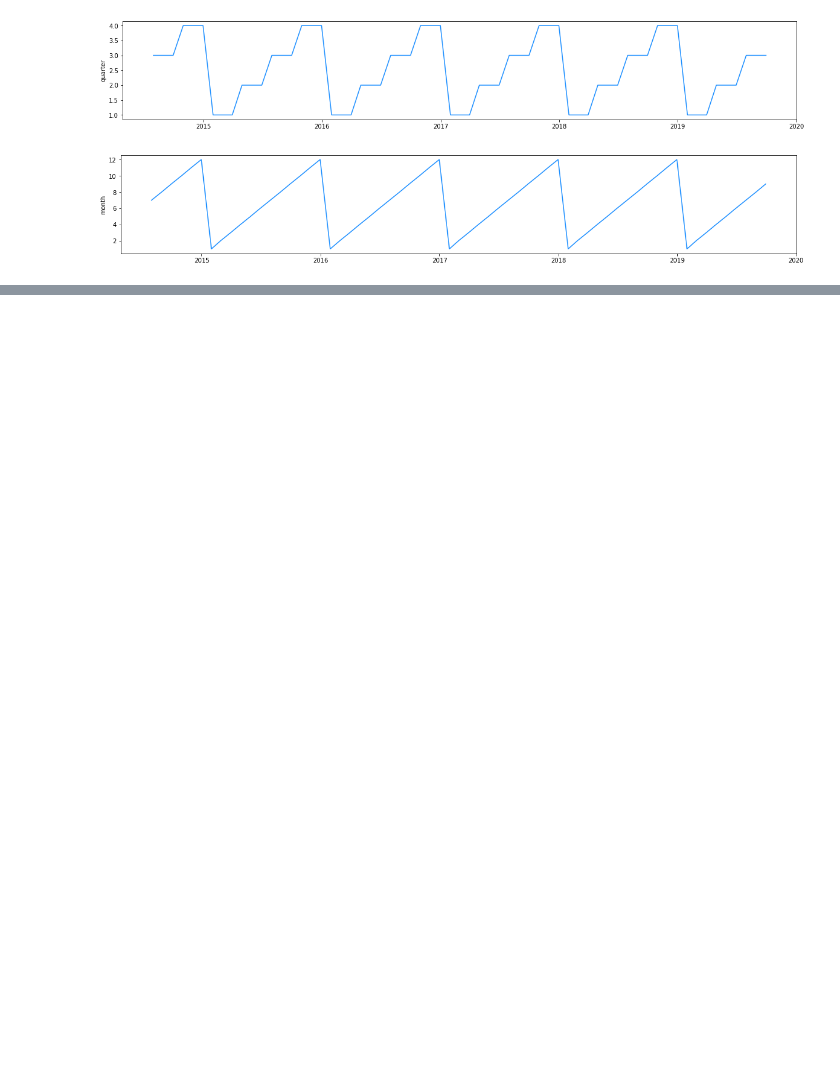
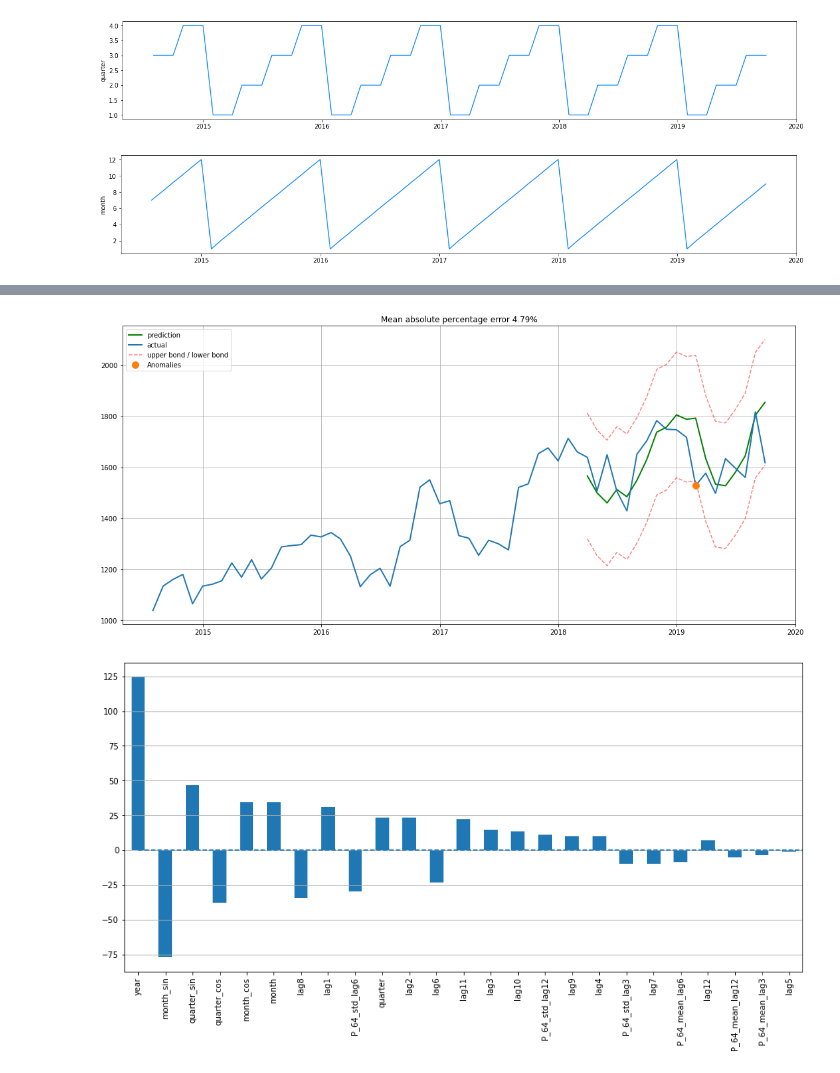
Before and after one commit to Mounji-Salma/Forecasting_App, a Jupyter notebook: ML.ipynb, the cells around one changed output, grey strips where cells are left out. Cells and saved outputs as stored; diff of their text form; code cells hidden in the pictures; blank space fills up the shorter version.

```diff
--- a/ML.ipynb
+++ b/ML.ipynb
@@ -465,0 +372,14 @@ plotCoefficients(lr)
+# %%
+ridge = RidgeCV(cv=tscv)
+ridge.fit(X_train_scaled, y_train)
+
+plotModelResults(ridge,
+                 X_train=X_train_scaled,
+                 X_test=X_test_scaled,
+                 y_train=y_train,
+                 y_test=y_test,
+                 plot_intervals=True, plot_anomalies=True)
+plotCoefficients(ridge)
+# %% [output]
+[figure, added]
+[figure, added]
```
Also changed, not shown: parts of 50 cells of this notebook, 2 other files.
